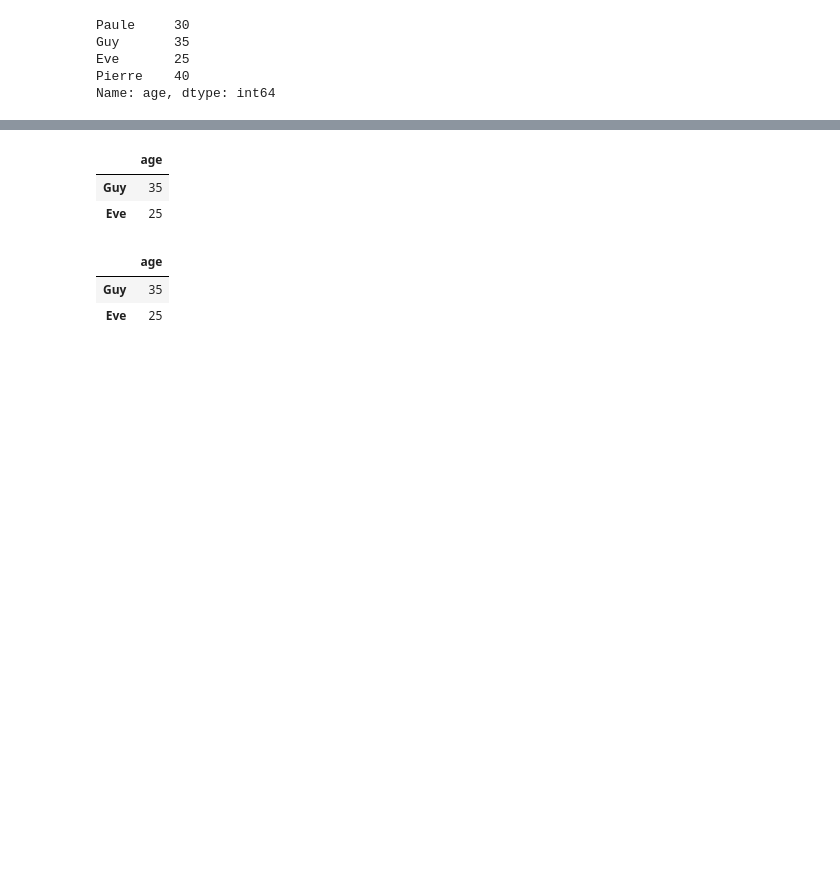
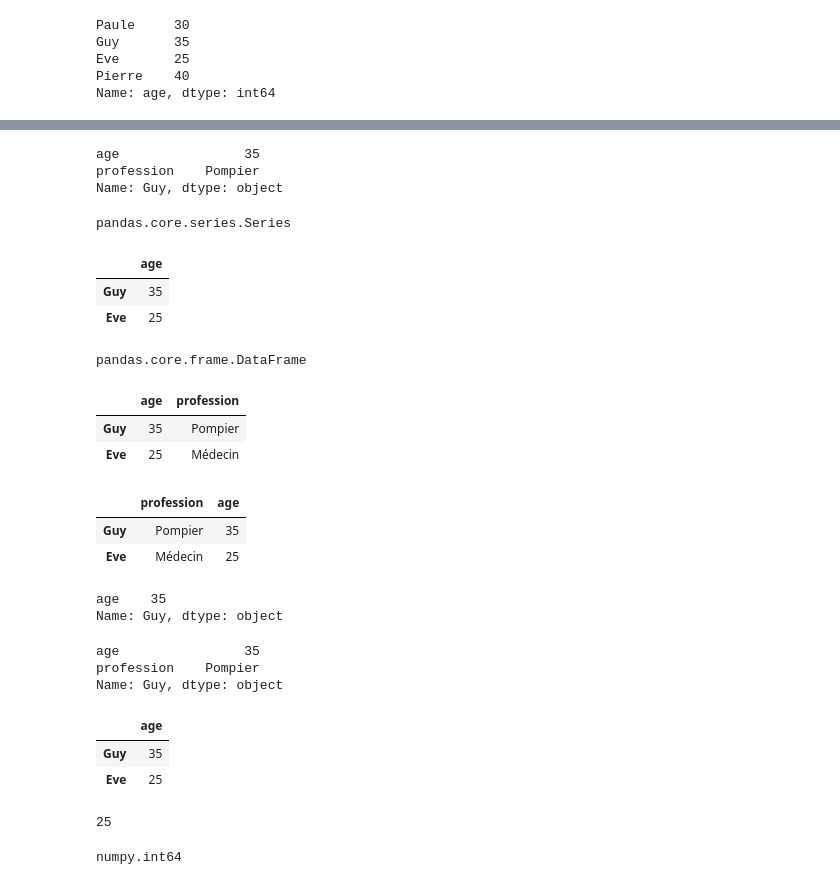
Before and after one commit to RobertGodin/CodePython, a Jupyter notebook: Notebooks/PandasExemples.ipynb, the cells around one changed output, grey strips where cells are left out. Saved outputs shown, nothing was run; the diff lists cells and outputs as text; code cells hidden in the pictures; blank space fills up the shorter version.

Commit message:
Corrections Pandas

```diff
--- a/Notebooks/PandasExemples.ipynb
+++ b/Notebooks/PandasExemples.ipynb
@@ -82,12 +136,57 @@ df1[1:3]
+# %%
+df1.loc['Guy']
+# %% [output]
+age                35
+profession    Pompier
+Name: Guy, dtype: object
+# %%
+type(df1.loc['Guy'])
+# %% [output]
+pandas.core.series.Series
 # %%
 df1.loc['Guy':'Eve', ['age']]
 # %% [output]
 |  | age |
 | Guy | 35 |
 | Eve | 25 |
+# %%
+type(df1.loc['Guy':'Eve', ['age']])
+# %% [output]
+pandas.core.frame.DataFrame
+# %%
+df1.loc['Guy':'Eve',['age','profession']]
+# %% [output]
+|  | age | profession |
+| Guy | 35 | Pompier |
+| Eve | 25 | Médecin |
+# %%
+df1.loc['Guy':'Eve',['profession','age']]
+# %% [output]
+|  | profession | age |
+| Guy | Pompier | 35 |
+| Eve | Médecin | 25 |
+# %%
+df1.loc['Guy',['age']]
+# %% [output]
+age    35
+Name: Guy, dtype: object
+# %%
+df1.loc['Guy',['age','profession']]
+# %% [output]
+age                35
+profession    Pompier
+Name: Guy, dtype: object
 # %%
 df1.iloc[1:3, 0:1]
 # %% [output]
 |  | age |
 | Guy | 35 |
 | Eve | 25 |
+# %%
+df1.iloc[2,0]
+# %% [output]
+25
+# %%
+type(df1.iloc[2,0])
+# %% [output]
+numpy.int64
```
Also changed, not shown: parts of 17 cells of this notebook, 4 other files.
